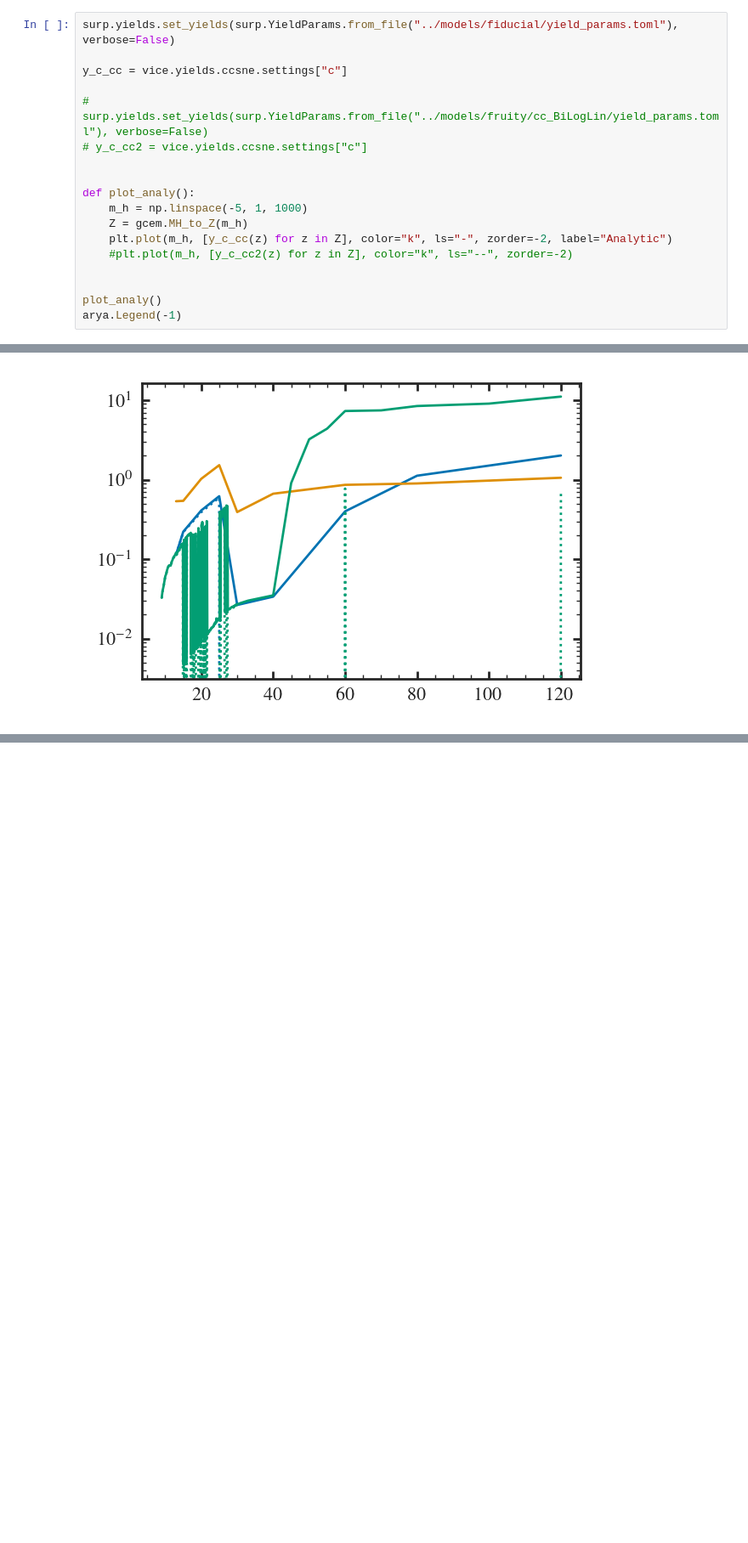
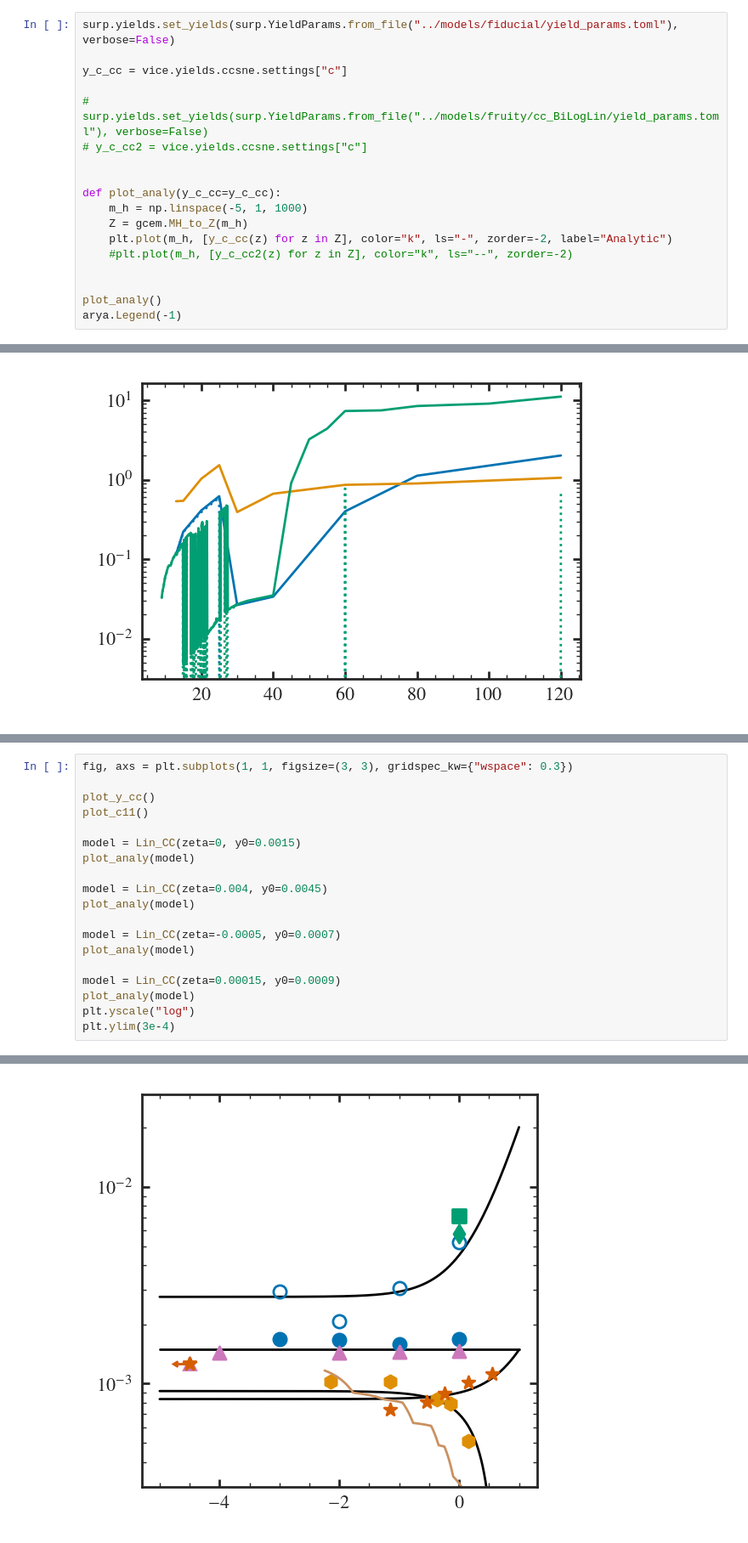
Before and after one commit to aeyobd/surp, a Jupyter notebook: carbon_paper/ccsne_yields.ipynb, the cells around one changed output, grey strips where cells are left out. Shown at 85% size. Saved outputs shown, nothing was run; the diff lists cells and outputs as text; blank space fills up the shorter version.

Commit message:
referee models

```diff
--- a/carbon_paper/ccsne_yields.ipynb
+++ b/carbon_paper/ccsne_yields.ipynb
@@ -154,7 +154,7 @@ y_c_cc = vice.yields.ccsne.settings["c"]
 # y_c_cc2 = vice.yields.ccsne.settings["c"]
 
 
-def plot_analy():
+def plot_analy(y_c_cc=y_c_cc):
     m_h = np.linspace(-5, 1, 1000)
     Z = gcem.MH_to_Z(m_h)
     plt.plot(m_h, [y_c_cc(z) for z in Z], color="k", ls="-", zorder=-2, label="Analytic")
@@ -466,0 +475,20 @@ plt.yscale("log")
+# %%
+fig, axs = plt.subplots(1, 1, figsize=(3, 3), gridspec_kw={"wspace": 0.3})
+
+plot_y_cc()
+plot_c11()
+
+model = Lin_CC(zeta=0, y0=0.0015)
+plot_analy(model)
+
+model = Lin_CC(zeta=0.004, y0=0.0045)
+plot_analy(model)
+
+model = Lin_CC(zeta=-0.0005, y0=0.0007)
+plot_analy(model)
+
+model = Lin_CC(zeta=0.00015, y0=0.0009)
+plot_analy(model)
+plt.yscale("log")
+plt.ylim(3e-4)
+# %% [output]
@@ -466,0 +496 @@ plt.yscale("log")
+[figure, added]
```
Also changed, not shown: parts of 4 cells of this notebook, 18 other files.
